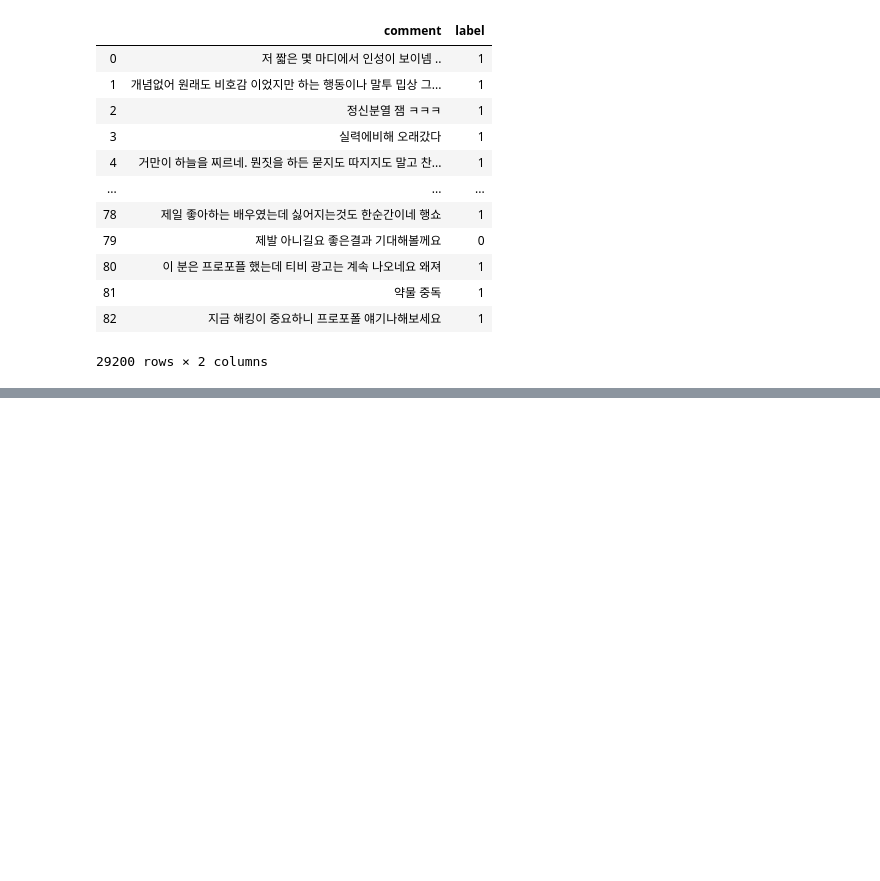
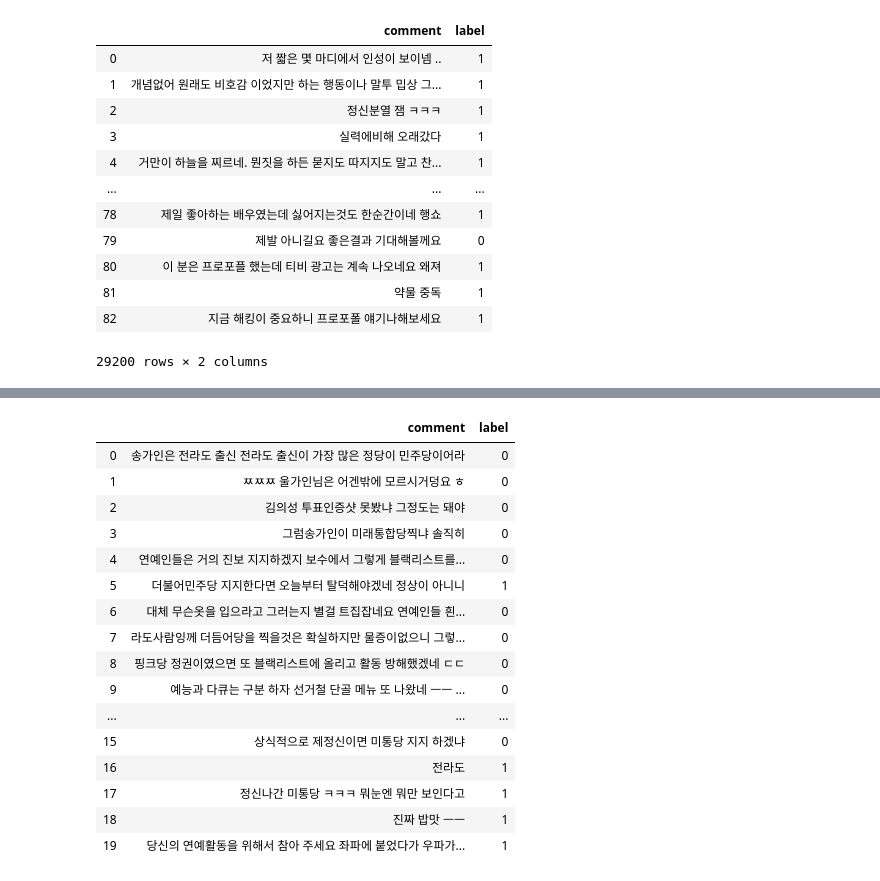
Before and after one commit to sooyeon-go/grad_project, a Jupyter notebook: comment_crawling_r/final.ipynb, the cells around one changed output, grey strips where cells are left out. Cells and saved outputs as stored; diff of their text form; code cells hidden in the pictures; blank space fills up the shorter version.

```diff
--- a/comment_crawling_r/final.ipynb
+++ b/comment_crawling_r/final.ipynb
@@ -154,0 +235,21 @@ fi
+# %%
+dic3 = dic3[['comment','label']]
+dic3
+# %% [output]
+|  | comment | label |
+| 0 | 송가인은 전라도 출신 전라도 출신이 가장 많은 정당이 민주당이어라 | 0 |
+| 1 | ㅉㅉㅉ 울가인님은 어겐밖에 모르시거덩요 ㅎ | 0 |
+| 2 | 김의성 투표인증샷 못봤냐 그정도는 돼야 | 0 |
+| 3 | 그럼송가인이 미래통합당찍냐 솔직히 | 0 |
+| 4 | 연예인들은 거의 진보 지지하겠지 보수에서 그렇게 블랙리스트를... | 0 |
+| 5 | 더불어민주당 지지한다면 오늘부터 탈덕해야겠네 정상이 아니니 | 1 |
+| 6 | 대체 무슨옷을 입으라고 그러는지 별걸 트집잡네요 연예인들 흰... | 0 |
+| 7 | 라도사람잉께 더듬어당을 찍을것은 확실하지만 물증이없으니 그렇... | 0 |
+| 8 | 핑크당 정권이였으면 또 블랙리스트에 올리고 활동 방해했겠네 ㄷㄷ | 0 |
+| 9 | 예능과 다큐는 구분 하자 선거철 단골 메뉴 또 나왔네 ㅡㅡ ... | 0 |
+| ... | ... | ... |
+| 15 | 상식적으로 제정신이면 미통당 지지 하겠냐 | 0 |
+| 16 | 전라도 | 1 |
+| 17 | 정신나간 미통당 ㅋㅋㅋ 뭐눈엔 뭐만 보인다고 | 1 |
+| 18 | 진짜 밥맛 ㅡㅡ | 1 |
+| 19 | 당신의 연예활동을 위해서 참아 주세요 좌파에 붙었다가 우파가... | 1 |
```
Also changed, not shown: parts of 6 cells of this notebook.
